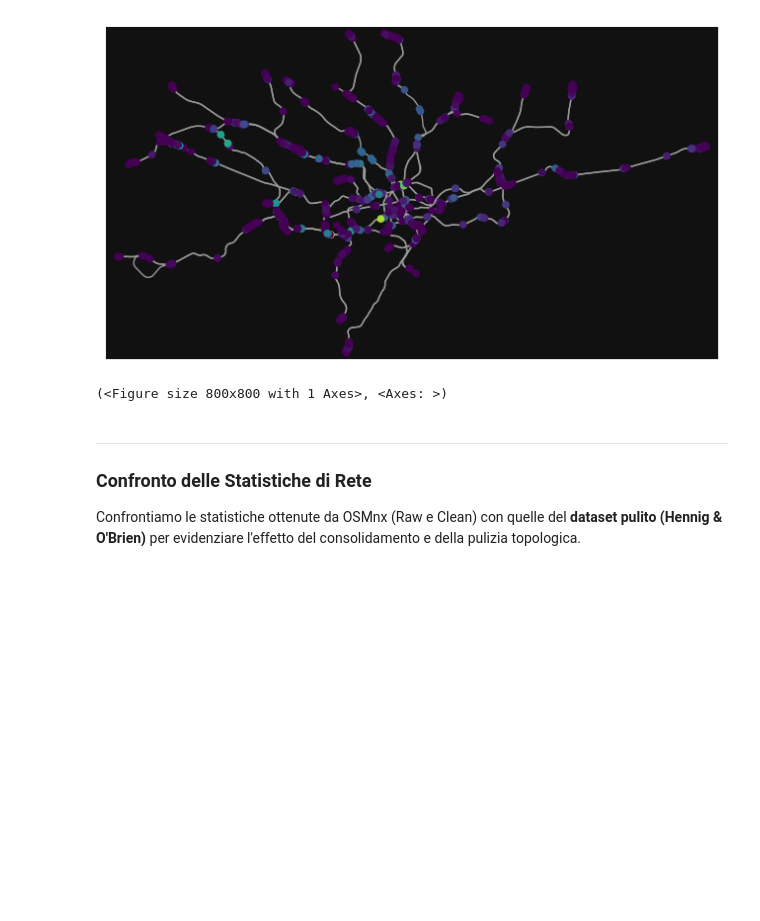
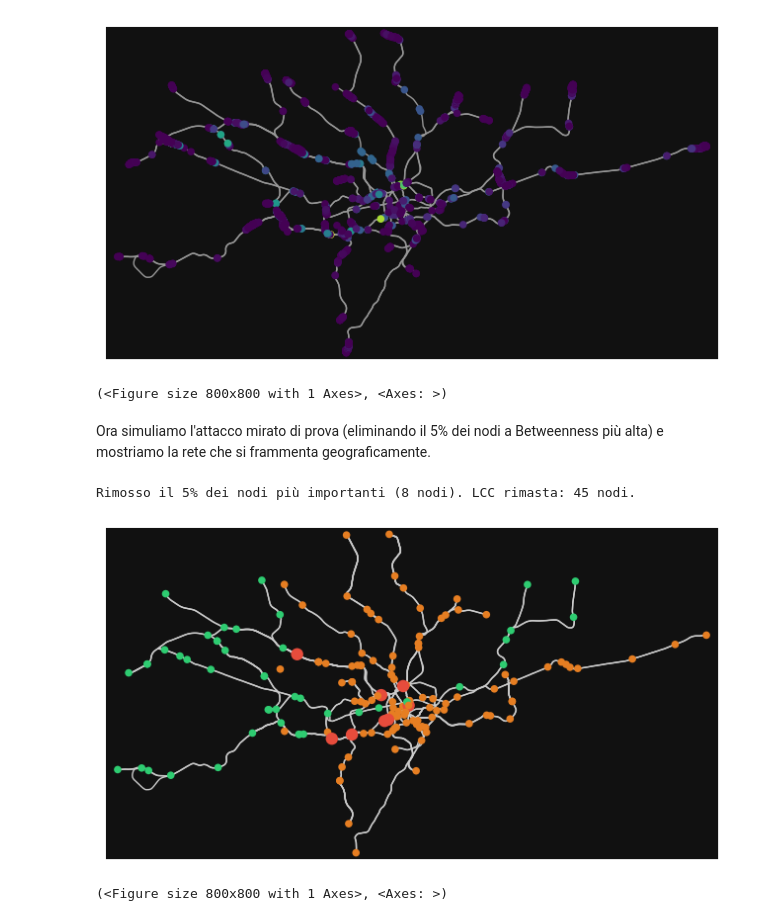
Before and after one commit to PtrTella/UrbanNetwork, a Jupyter notebook: notebooks/00_data_acquisition_comparison.ipynb, the cells around one changed output. Saved outputs shown, nothing was run; the diff lists cells and outputs as text; code cells hidden in the pictures; blank space fills up the shorter version.

```diff
--- a/notebooks/00_data_acquisition_comparison.ipynb
+++ b/notebooks/00_data_acquisition_comparison.ipynb
@@ -100,9 +87,49 @@ ox.plot_graph(nx.MultiGraph(G_giant), node_color=node_colors, node_size=30, edge
 # %% [output]
 [figure]
 (<Figure size 800x800 with 1 Axes>, <Axes: >)
-# %% [markdown]
----
-
-### Confronto delle Statistiche di Rete
-
-Confrontiamo le statistiche ottenute da OSMnx (Raw e Clean) con quelle del **dataset pulito (Hennig & O'Brien)** per evidenziare l'effetto del consolidamento e della pulizia topologica.
+# %% [markdown]
+Ora simuliamo l'attacco mirato di prova (eliminando il 5% dei nodi a Betweenness più alta) e mostriamo la rete che si frammenta geograficamente.
+# %%
+# Convertiamo il grafo consolidato pulito G_clean in un grafo semplice non orientato per simulare
+G_sim = nx.Graph(G_clean)
+bet = nx.betweenness_centrality(G_sim)
+nodes_sorted = sorted(bet.items(), key=lambda x: x[1], reverse=True)
+
+# Rimuoviamo il 5% dei nodi a betweenness piu' alta
+k_remove = int(len(G_sim) * 0.05)
+removed_nodes = [node for node, val in nodes_sorted[:k_remove]]
+
+G_attacked = G_sim.copy()
+G_attacked.remove_nodes_from(removed_nodes)
+
+# Componente gigante rimasta
+components = sorted(list(nx.connected_components(G_attacked)), key=len, reverse=True)
+lcc_nodes = components[0] if components else set()
+
+# Colori per ox.plot_graph basati sui nodi di G_clean (MultiDiGraph)
+node_colors = []
+node_sizes = []
+for node in G_clean.nodes():
+    if node in removed_nodes:
+        node_colors.append('#e74c3c')  # Rosso per rimossi
+        node_sizes.append(80)
+    elif node in lcc_nodes:
+        node_colors.append('#2ecc71')  # Verde per LCC
+        node_sizes.append(30)
+    else:
+        node_colors.append('#e67e22')  # Arancione per isolati
+        node_sizes.append(30)
+
+print(f"Rimosso il 5% dei nodi più importanti ({len(removed_nodes)} nodi). LCC rimasta: {len(lcc_nodes)} nodi.")
+ox.plot_graph(
+    G_clean,
+    node_color=node_colors,
+    node_size=node_sizes,
+    edge_color='#cccccc',
+    edge_linewidth=1,
+    figsize=(8, 8)
+)
+# %% [output]
+Rimosso il 5% dei nodi più importanti (8 nodi). LCC rimasta: 45 nodi.
+[figure, added]
+(<Figure size 800x800 with 1 Axes>, <Axes: >)
```
Also changed, not shown: parts of 18 cells of this notebook, 5 other files.
